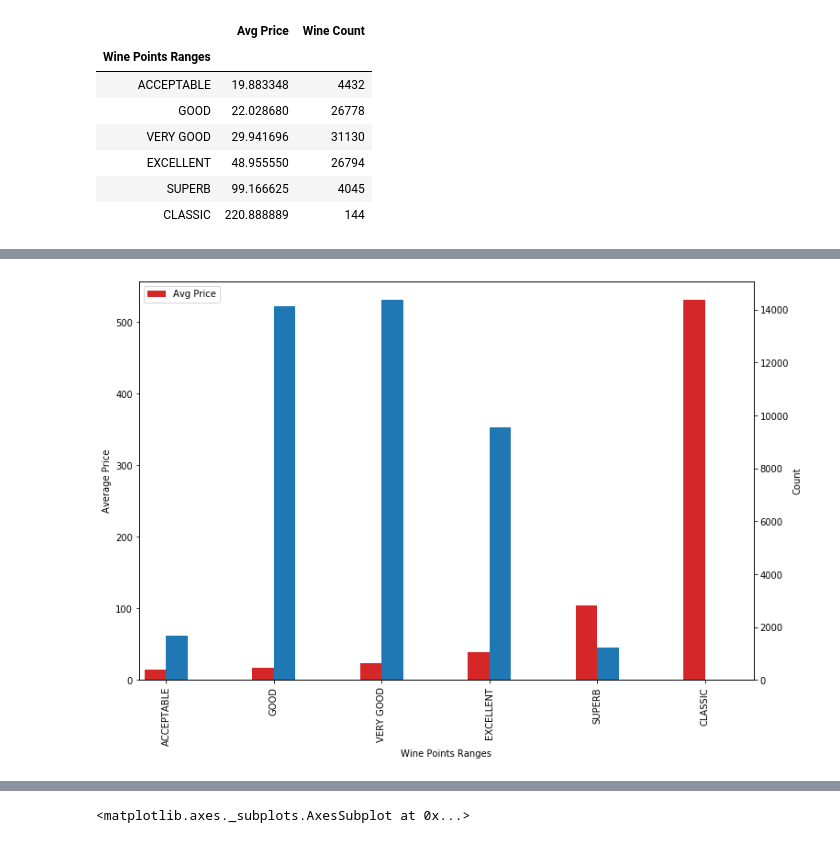
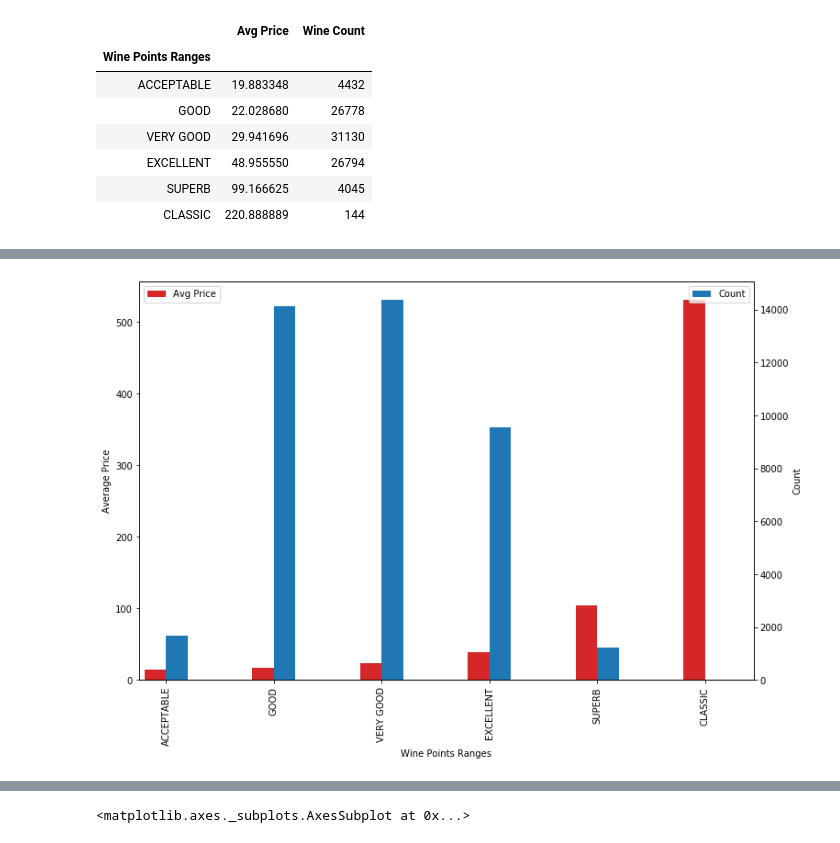
Before and after one commit to 06S197GT/SMU-Project-1, a Jupyter notebook: WineAnalysis.ipynb, the cells around one changed output, grey strips where cells are left out. Cells and saved outputs as stored; diff of their text form; code cells hidden in the pictures.

```diff
--- a/WineAnalysis.ipynb
+++ b/WineAnalysis.ipynb
@@ -881,19 +840,20 @@ points_summary2
 # %%
 fig = plt.figure(figsize=(12,8))
 
 ax = fig.add_subplot()
 ax2 = ax.twinx()
 
 width = 0.2
 
 points_summary2["Avg Price"].plot(kind='bar', color='tab:red', ax=ax, width=width, position=1)
 points_summary2["Count"].plot(kind='bar', color='tab:blue', ax=ax2, width=width, position=0)
 
 ax.set_ylabel('Average Price')
 ax2.set_ylabel('Count')
 
 ax.legend()
+ax2.legend()
 
 plt.show()
 # %% [output]
-[figure, old version]
+[figure, new version]
```
Also changed, not shown: parts of 39 cells of this notebook, 4 other files.
